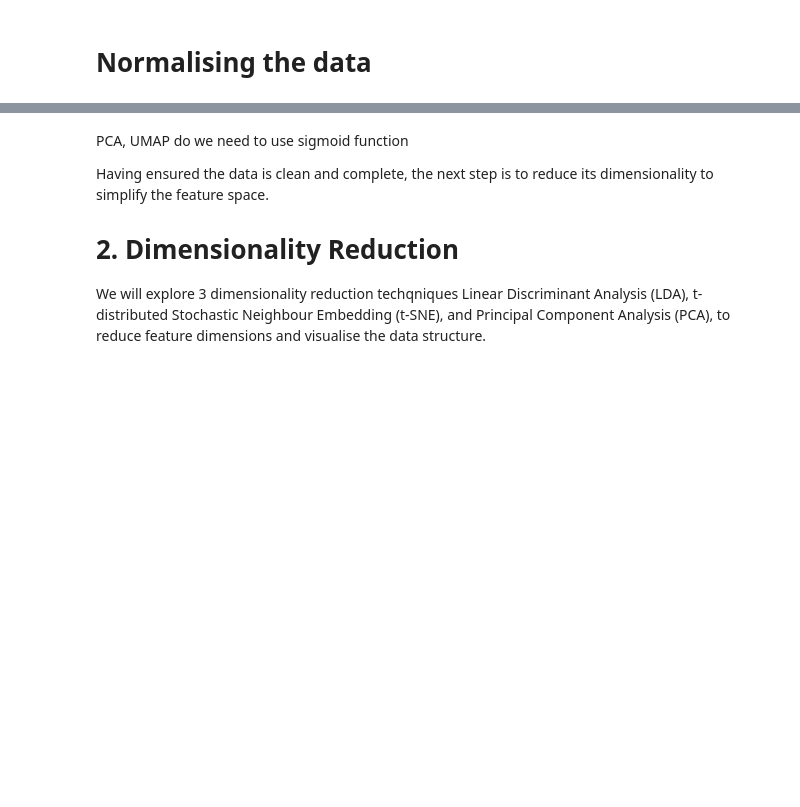
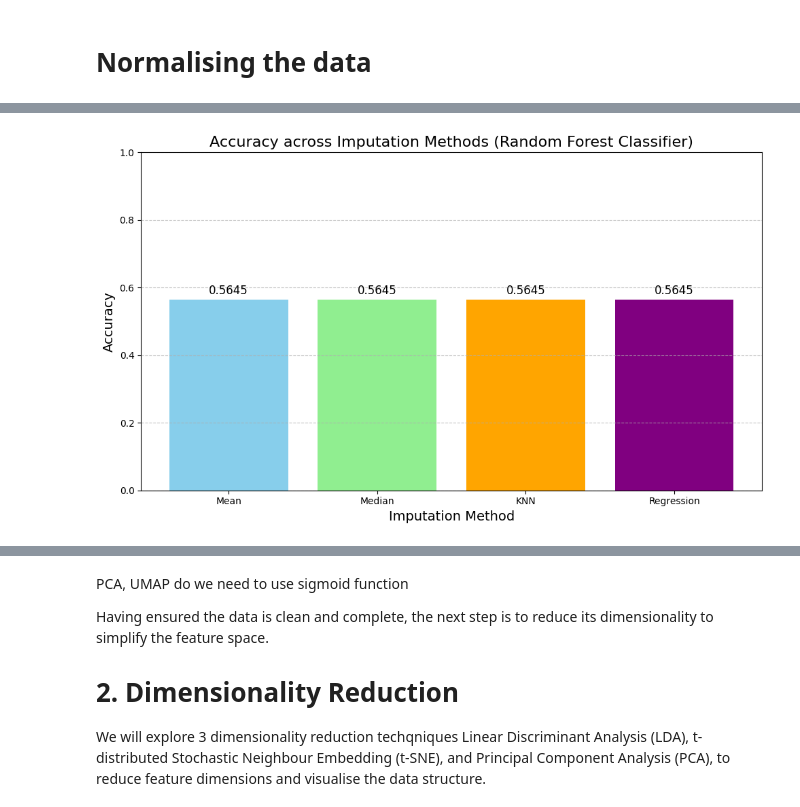
Before and after one commit to DSkilton/ML_Approaches_for_Predicting_Spinal_Disorders, a Jupyter notebook: main.ipynb, the cells around one changed output, grey strips where cells are left out. Cells and saved outputs as stored; diff of their text form; code cells hidden in the pictures; blank space fills up the shorter version.

Commit message:
Finished some cleaning of the data file. Refactored code to classify on class i.e. hernia, normal etc rather than pelvic_icnidence.

```diff
--- a/main.ipynb
+++ b/main.ipynb
@@ -75,7 +91,7 @@ columns_to_impute = ['pelvic_slope', 'direct_tilt', 'thoracic_slope',
 # Select rows without any missing data for evaluation
 complete_rows = unclean_data.dropna(subset=columns_to_impute).copy()
 
-# Artificially create missingness (use 20% of rows for evaluation)
+# Artificially create missingness
 X_train, X_eval = train_test_split(complete_rows, test_size=0.2, random_state=FORTY_TWO)
 
 # Keep a copy of original evaluation values for comparison
@@ -95,6 +111,8 @@ imputers = {
 
 # Evaluate imputation methods
 for method_name, imputer in imputers.items():
+    print(f"\n--- {method_name} Imputation Results ---")
+
     # Fit imputer on training data
     imputer.fit(X_train[columns_to_impute])
 
@@ -102,12 +120,13 @@ for method_name, imputer in imputers.items():
     X_eval_imputed = X_eval.copy()
     X_eval_imputed[columns_to_impute] = imputer.transform(X_eval_imputed[columns_to_impute])
 
-    print(f"\nImputation Method: {method_name}")
-
     # Calculate MSE and R² for each column
+    imputed_data_MSE_R2[method_name] = {}
     for col in columns_to_impute:
         mse = mean_squared_error(X_eval_original[col], X_eval_imputed[col])
         r2 = r2_score(X_eval_original[col], X_eval_imputed[col])
 
-        print(f"{col}: MSE = {mse:.6f}, R2 = {r2:.6f}")
+        imputed_data_MSE_R2[method_name][col] = {'MSE': mse, 'R2': r2}
+
+        print(f"{col}: MSE = {mse:.6f}, R² = {r2:.6f}")
 # %% [output]
@@ -236,0 +217,74 @@ Regression Imputation - MSE: 0.000178
+# %%
+# Explicitly reload raw data
+raw_unclean_data = pd.read_csv('./data_set/combined.csv')
+
+# Columns to impute
+columns_to_impute = ['pelvic_slope', 'direct_tilt', 'thoracic_slope',
+                      'cervical_tilt', 'sacrum_angle', 'scoliosis_slope']
+
+# Clearly define imputers again
+imputers = {
+    'Mean': SimpleImputer(strategy='mean'),
+    'Median': SimpleImputer(strategy='median'),
+    'KNN': KNNImputer(n_neighbors=5),
+    'Regression': IterativeImputer(random_state=42)
+}
+
+# Predictor and target
+predictors = raw_unclean_data.columns.drop(columns_to_impute + ['class'])
+target = 'class'
+
+datasets = {}
+
+# Explicitly apply imputations independently to fresh copies
+for name, imputer in imputers.items():
+    df = raw_unclean_data.copy()
+    df[columns_to_impute] = imputer.fit_transform(df[columns_to_impute])
+    datasets[name] = df
+
+accuracy_scores = {}
+
+# Explicit classification clearly comparing each imputation
+for name, df in datasets.items():
+    X = df[predictors]
+    y = df[target]
+
+    X_train, X_test, y_train, y_test = train_test_split(X, y, test_size=0.2, random_state=42)
+
+    # Using classifier clearly and explicitly with balanced class weights
+    rf = RandomForestClassifier(n_estimators=100, random_state=42, class_weight='balanced')
+    rf.fit(X_train, y_train)
+
+    preds = rf.predict(X_test)
+    accuracy = accuracy_score(y_test, preds)
+
+    accuracy_scores[name] = accuracy
+    print(f"{name} Imputation - Accuracy: {accuracy:.4f}")
+    print(classification_report(y_test, preds))
+
+# Explicitly visualize clearly
+fig, ax = plt.subplots(figsize=(10, 6))
+
+methods = list(accuracy_scores.keys())
+accuracy_values = list(accuracy_scores.values())
+
+bars = ax.bar(methods, accuracy_values, color=['skyblue', 'lightgreen', 'orange', 'purple'])
+
+# Label bars explicitly
+for bar in bars:
+    height = bar.get_height()
+    ax.annotate(f'{height:.4f}',
+                xy=(bar.get_x() + bar.get_width() / 2, height),
+                xytext=(0, 3),
+                textcoords='offset points',
+                ha='center', va='bottom', fontsize=12)
+
+ax.set_title('Accuracy across Imputation Methods (Random Forest Classifier)', fontsize=16)
+ax.set_xlabel('Imputation Method', fontsize=14)
+ax.set_ylabel('Accuracy', fontsize=14)
+ax.set_ylim(0, 1)
+
+plt.grid(axis='y', linestyle='--', alpha=0.7)
+plt.tight_layout()
+plt.show()
+# %% [output]
@@ -237 +308,2 @@ Regression Imputation - MSE: 0.000178
+[figure, added]
 # %%
```
Also changed, not shown: parts of 14 cells of this notebook, 1 other file.
